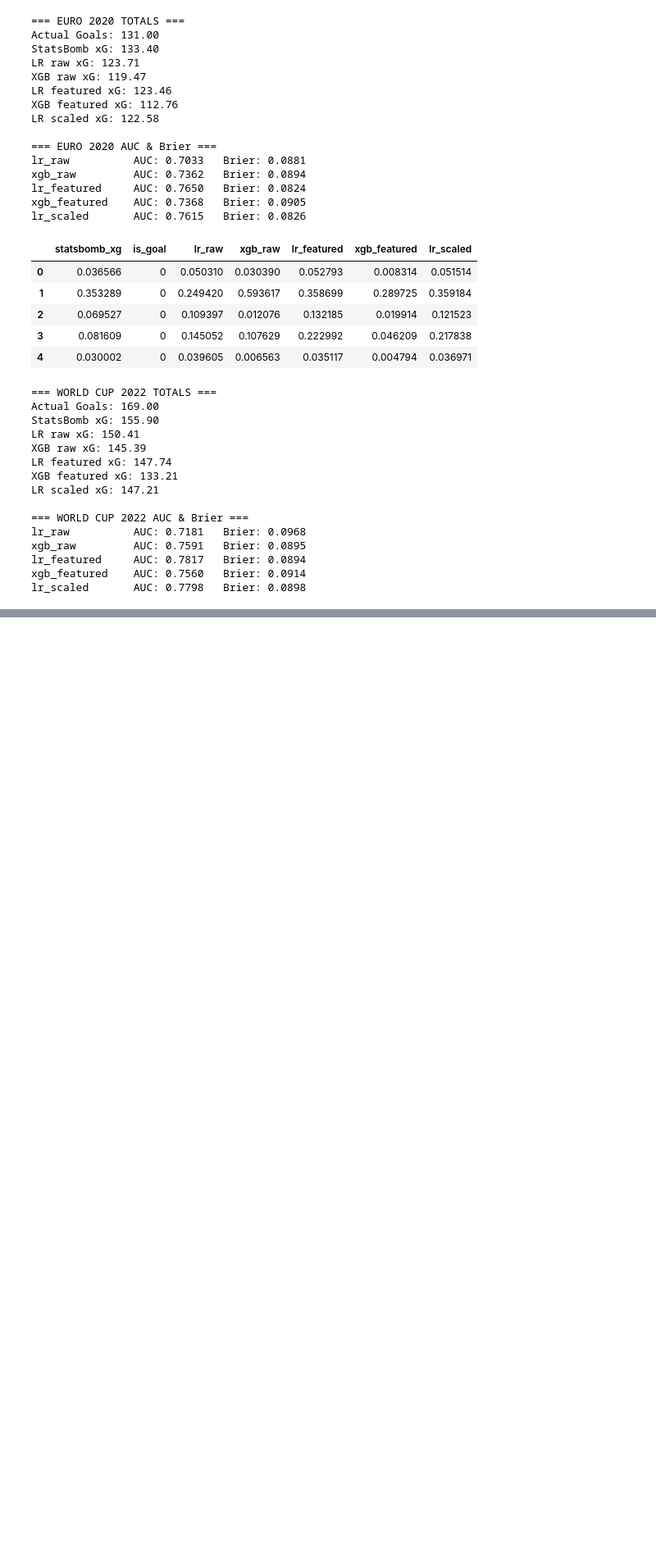
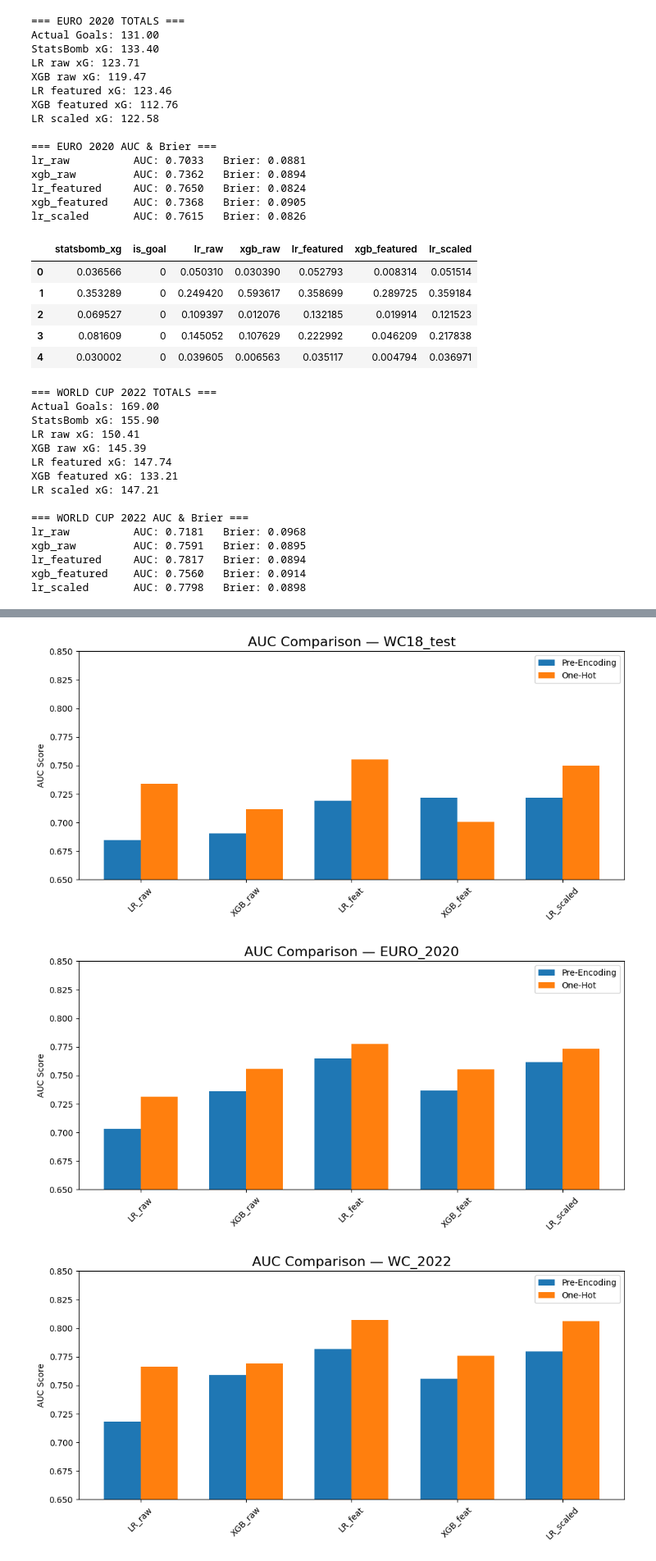
Before and after one commit to M-Traiki/Final_Project_Ironhack, a Jupyter notebook: model_training_and_evaluation.ipynb, the cells around one changed output, grey strips where cells are left out. Shown: that part at 82% size. Saved outputs shown, nothing was run; the diff lists cells and outputs as text; code cells hidden in the pictures; blank space fills up the shorter version.

```diff
--- a/model_training_and_evaluation.ipynb
+++ b/model_training_and_evaluation.ipynb
@@ -548,0 +987,57 @@ lr_scaled       AUC: 0.7798   Brier: 0.0898
+# %%
+import matplotlib.pyplot as plt
+
+
+# ============================
+# AUC data
+# ============================
+
+pre_auc = {
+    "WC18_test":   {"LR_raw":0.684649, "XGB_raw":0.690789, "LR_feat":0.719079, "XGB_feat":0.721820, "LR_scaled":0.721930},
+    "EURO_2020":   {"LR_raw":0.7033,   "XGB_raw":0.7362,   "LR_feat":0.7650,   "XGB_feat":0.7368,   "LR_scaled":0.7615},
+    "WC_2022":     {"LR_raw":0.7181,   "XGB_raw":0.7591,   "LR_feat":0.7817,   "XGB_feat":0.7560,   "LR_scaled":0.7798},
+}
+
+post_auc = {
+    "WC18_test":   {"LR_raw":0.733951, "XGB_raw":0.711594, "LR_feat":0.755243, "XGB_feat":0.700841, "LR_scaled":0.750133},
+    "EURO_2020":   {"LR_raw":0.731397, "XGB_raw":0.755681, "LR_feat":0.777597, "XGB_feat":0.755183, "LR_scaled":0.773361},
+    "WC_2022":     {"LR_raw":0.766249, "XGB_raw":0.768862, "LR_feat":0.807111, "XGB_feat":0.776023, "LR_scaled":0.805971},
+}
+
+# ============================
+# Function: plot AUC bars
+# ============================
+
+def plot_auc(dataset):
+    models = list(pre_auc[dataset].keys())
+    x = np.arange(len(models))
+    width = 0.35
+
+    fig, ax = plt.subplots(figsize=(10,5))
+
+    # Bars
+    ax.bar(x - width/2, [pre_auc[dataset][m] for m in models], width, label="Pre-Encoding")
+    ax.bar(x + width/2, [post_auc[dataset][m] for m in models], width, label="One-Hot")
+
+    # Formatting
+    ax.set_title(f"AUC Comparison — {dataset}", fontsize=16)
+    ax.set_ylabel("AUC Score")
+    ax.set_xticks(x)
+    ax.set_xticklabels(models, rotation=45)
+    ax.legend()
+    ax.set_ylim(0.65, 0.85)
+
+    plt.tight_layout()
+    plt.show()
+
+# ============================
+# Plot all three datasets
+# ============================
+
+plot_auc("WC18_test")
+plot_auc("EURO_2020")
+plot_auc("WC_2022")
+# %% [output]
+[figure, added]
+[figure, added]
+[figure, added]
```
Also changed, not shown: parts of 5 cells of this notebook, 1 other file.
